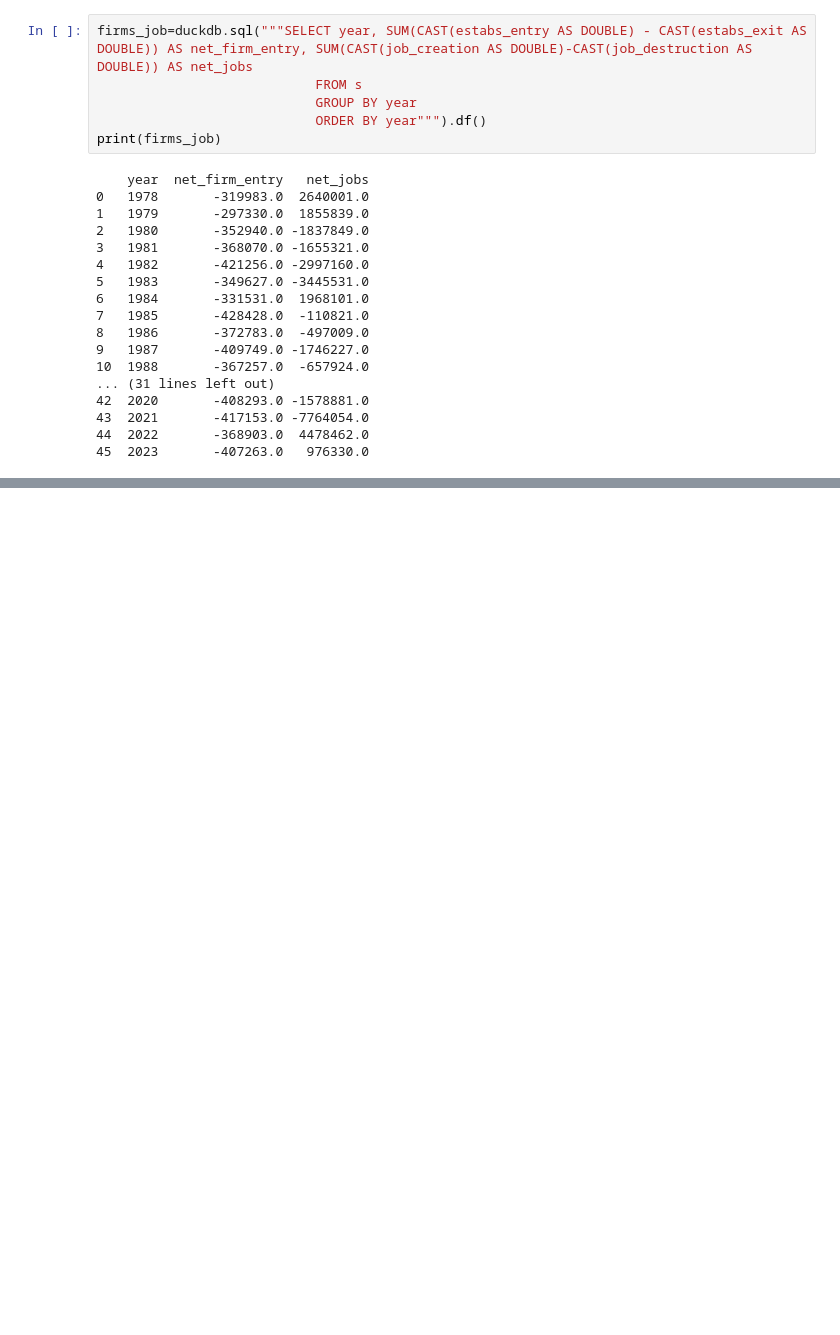
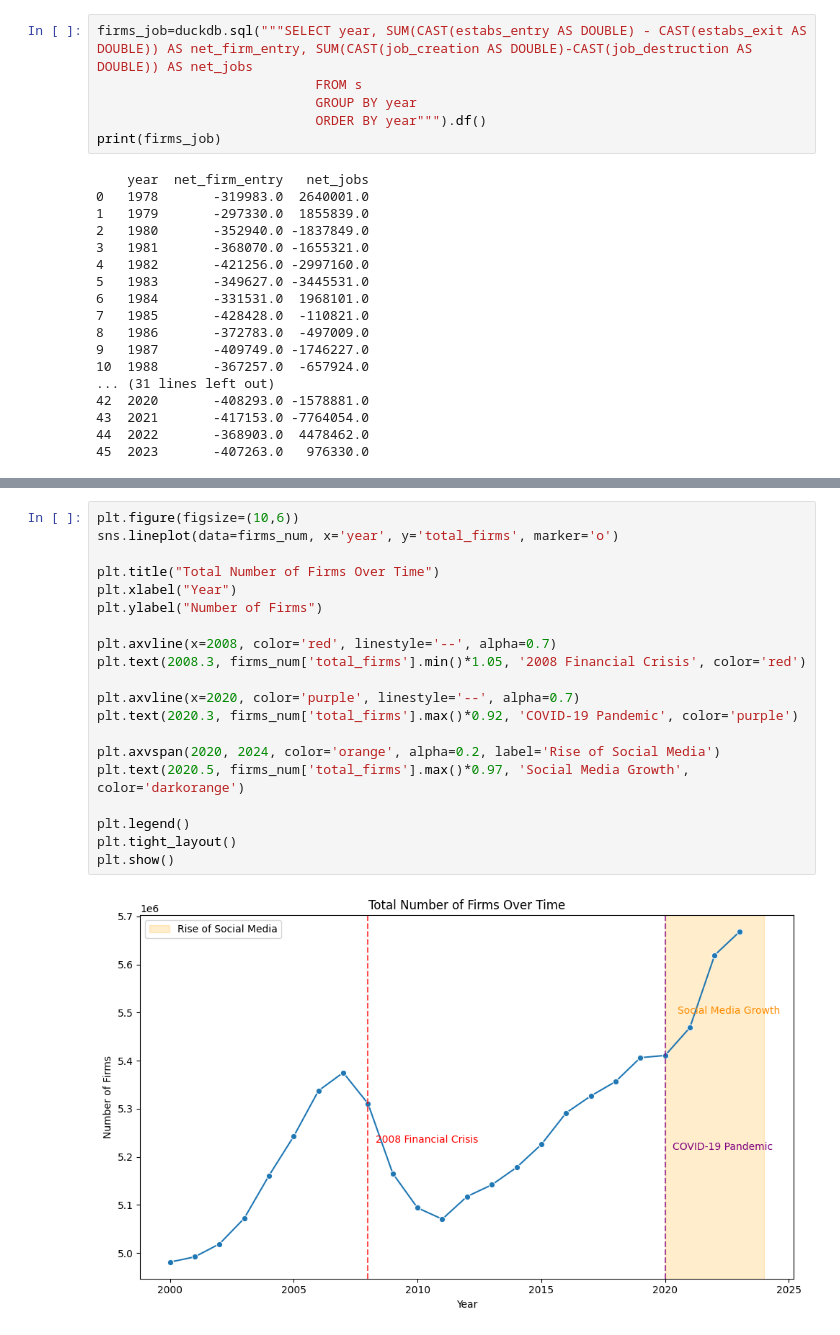
Before and after one commit to rladia/The-Small-Business-Boom, a Jupyter notebook: Sector_Age_Size.ipynb, the cells around one changed output, grey strips where cells are left out. Saved outputs shown, nothing was run; the diff lists cells and outputs as text; blank space fills up the shorter version.

```diff
--- a/Sector_Age_Size.ipynb
+++ b/Sector_Age_Size.ipynb
@@ -193,0 +162,22 @@ print(firms_job)
+# %%
+plt.figure(figsize=(10,6))
+sns.lineplot(data=firms_num, x='year', y='total_firms', marker='o')
+
+plt.title("Total Number of Firms Over Time")
+plt.xlabel("Year")
+plt.ylabel("Number of Firms")
+
+plt.axvline(x=2008, color='red', linestyle='--', alpha=0.7)
+plt.text(2008.3, firms_num['total_firms'].min()*1.05, '2008 Financial Crisis', color='red')
+
+plt.axvline(x=2020, color='purple', linestyle='--', alpha=0.7)
+plt.text(2020.3, firms_num['total_firms'].max()*0.92, 'COVID-19 Pandemic', color='purple')
+
+plt.axvspan(2020, 2024, color='orange', alpha=0.2, label='Rise of Social Media')
+plt.text(2020.5, firms_num['total_firms'].max()*0.97, 'Social Media Growth', color='darkorange')
+
+plt.legend()
+plt.tight_layout()
+plt.show()
+# %% [output]
+[figure, added]
```
Also changed, not shown: parts of 11 cells of this notebook.
